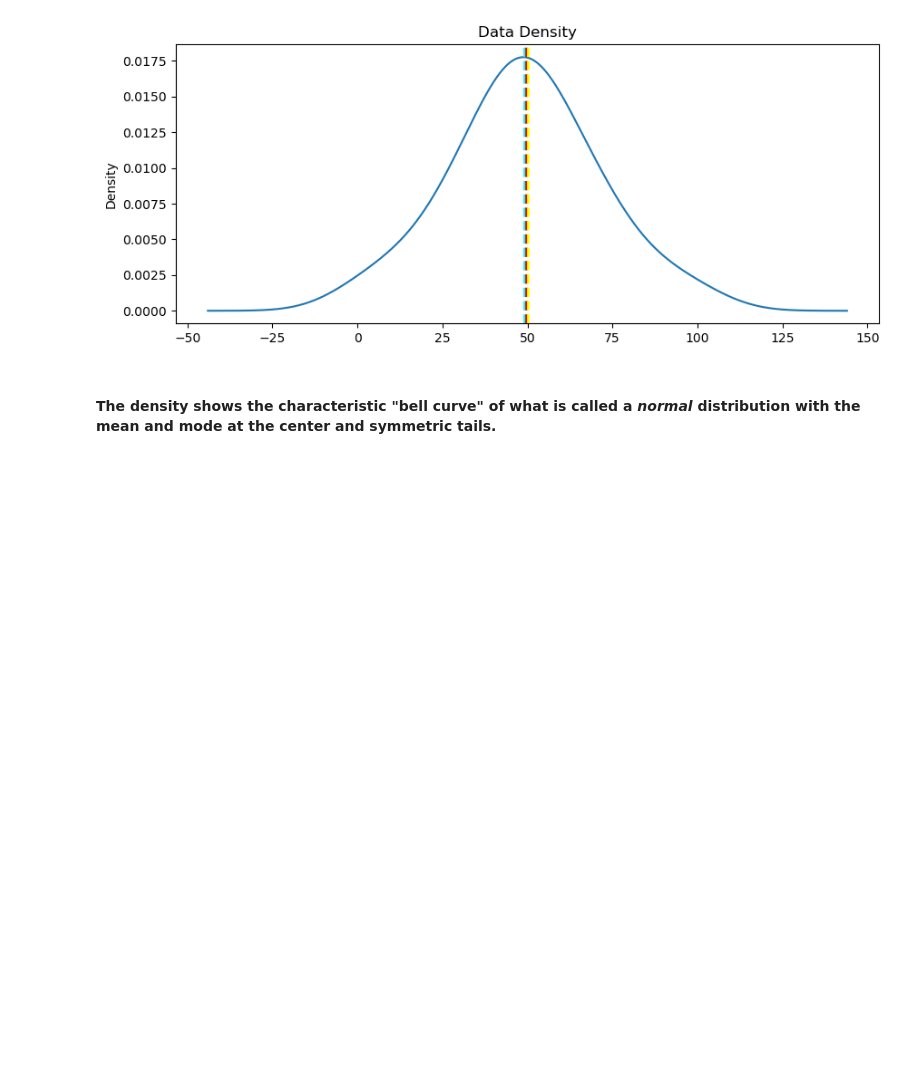
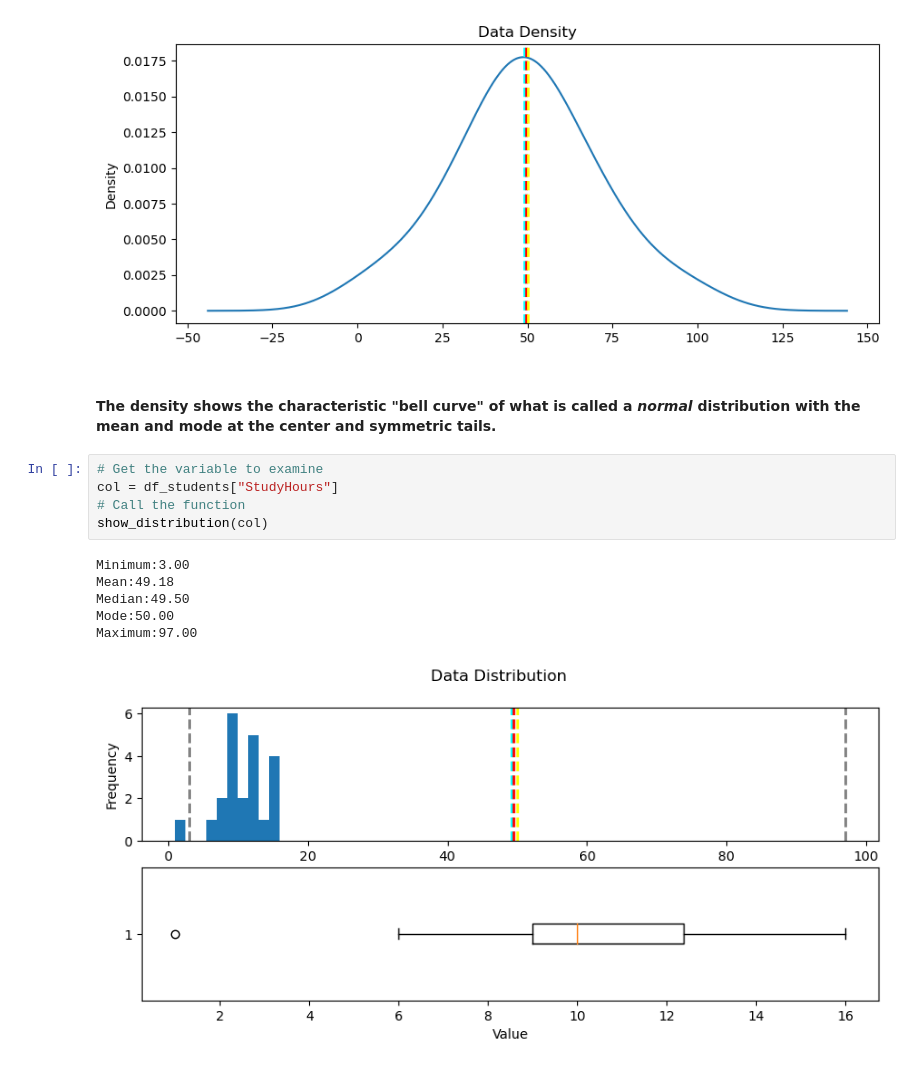
Before and after one commit to roangira99/Data-Analysis-ML, a Jupyter notebook: student_grades_viz.ipynb, the cells around one changed output. Cells and saved outputs as stored; diff of their text form; blank space fills up the shorter version.

```diff
--- a/student_grades_viz.ipynb
+++ b/student_grades_viz.ipynb
@@ -275,3 +275,15 @@ show_density(col)
 [figure]
 # %% [markdown]
 #### The density shows the characteristic "bell curve" of what is called a *normal* distribution with the mean and mode at the center and symmetric tails.
+# %%
+# Get the variable to examine
+col = df_students["StudyHours"]
+# Call the function
+show_distribution(col)
+# %% [output]
+Minimum:3.00
+Mean:49.18
+Median:49.50
+Mode:50.00
+Maximum:97.00
+[figure, added]
```
Also changed, not shown: parts of 18 cells of this notebook.
